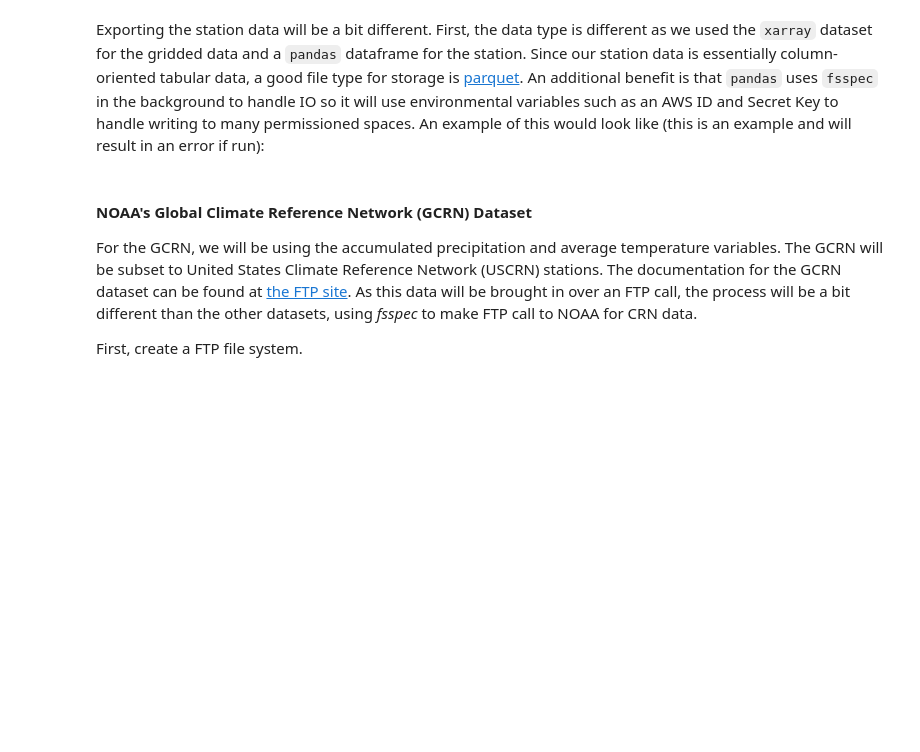
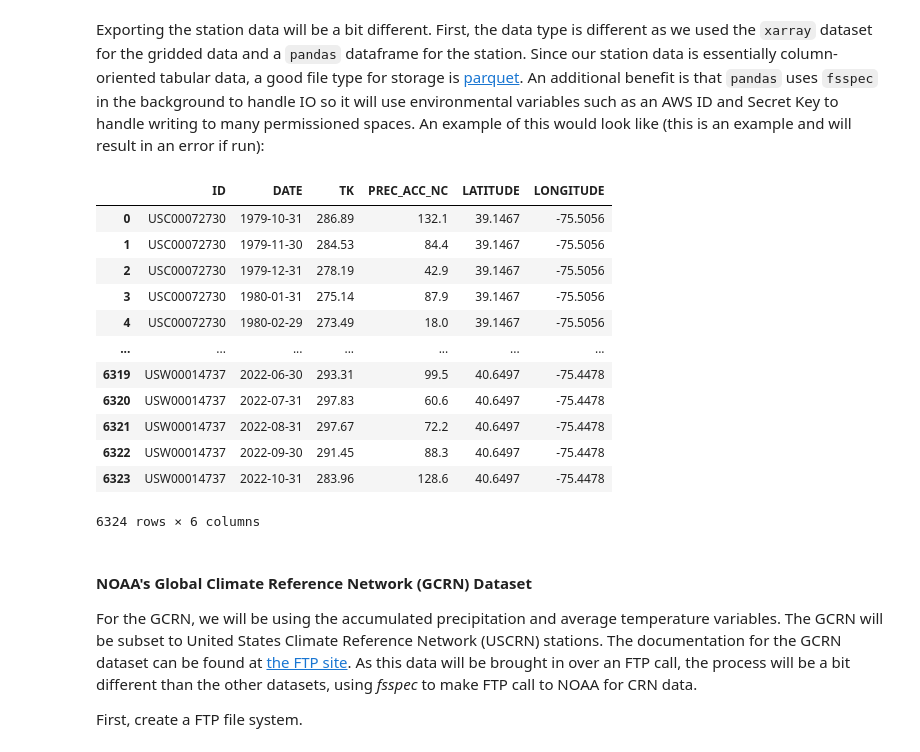
Before and after one commit to hytest-org/hytest, a Jupyter notebook: evaluation/tutorials/CONUS404/1_CONUS404_DRB_Data_Prep.ipynb, the cells around one changed output. Saved outputs shown, nothing was run; the diff lists cells and outputs as text; code cells hidden in the pictures; blank space fills up the shorter version.

```diff
--- a/evaluation/tutorials/CONUS404/1_CONUS404_DRB_Data_Prep.ipynb
+++ b/evaluation/tutorials/CONUS404/1_CONUS404_DRB_Data_Prep.ipynb
@@ -314,10 +367,10 @@ cat[conus404].storage_options.items()
 # %%
 # set up conus404 filename
-conus404 = "conus404-hourly-cloud"  # Nebari
-# conus404 = 'conus404-hourly-onprem' #HPC
+# conus404 = "conus404-hourly-cloud"  # Nebari
+conus404 = 'conus404-hourly-onprem' #HPC
 
 # create dask array from dataset
-ds = conus404cat.to_dask()
+ds = cat[conus404].to_dask()
 
 # copy crs data variable for later
 ds_crs_array = ds.variables["crs"]
@@ -1054,3 +1423,19 @@ Exporting the station data will be a bit different. First, the data type is diff
+# %%
+pd.read_parquet("../../../../hytest_data/hcn_drb.parquet")
+# %% [output]
+|  | ID | DATE | TK | PREC_ACC_NC | LATITUDE | LONGITUDE |
+| 0 | USC00072730 | 1979-10-31 | 286.89 | 132.1 | 39.1467 | -75.5056 |
+| 1 | USC00072730 | 1979-11-30 | 284.53 | 84.4 | 39.1467 | -75.5056 |
+| 2 | USC00072730 | 1979-12-31 | 278.19 | 42.9 | 39.1467 | -75.5056 |
+| 3 | USC00072730 | 1980-01-31 | 275.14 | 87.9 | 39.1467 | -75.5056 |
+| 4 | USC00072730 | 1980-02-29 | 273.49 | 18.0 | 39.1467 | -75.5056 |
+| ... | ... | ... | ... | ... | ... | ... |
+| 6319 | USW00014737 | 2022-06-30 | 293.31 | 99.5 | 40.6497 | -75.4478 |
+| 6320 | USW00014737 | 2022-07-31 | 297.83 | 60.6 | 40.6497 | -75.4478 |
+| 6321 | USW00014737 | 2022-08-31 | 297.67 | 72.2 | 40.6497 | -75.4478 |
+| 6322 | USW00014737 | 2022-09-30 | 291.45 | 88.3 | 40.6497 | -75.4478 |
+| 6323 | USW00014737 | 2022-10-31 | 283.96 | 128.6 | 40.6497 | -75.4478 |
+6324 rows × 6 columns
 # %% [markdown]
 #### NOAA's Global Climate Reference Network (GCRN) Dataset
 
```
Also changed, not shown: parts of 27 cells of this notebook.
